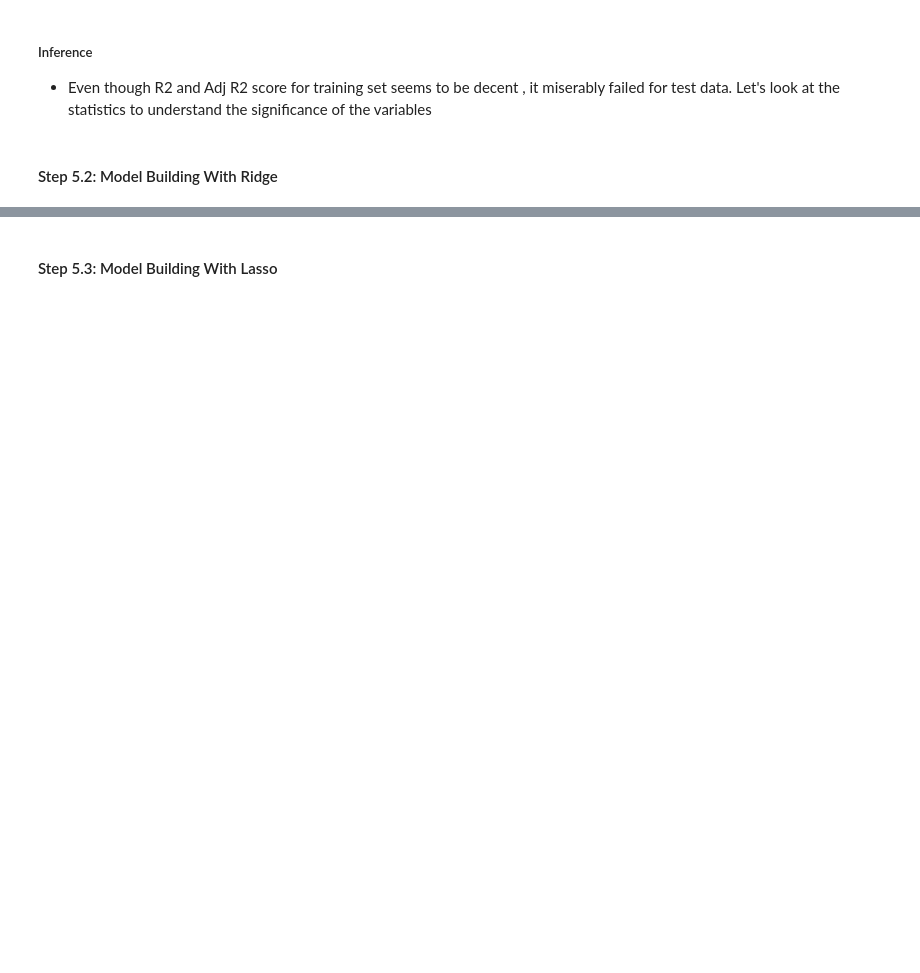
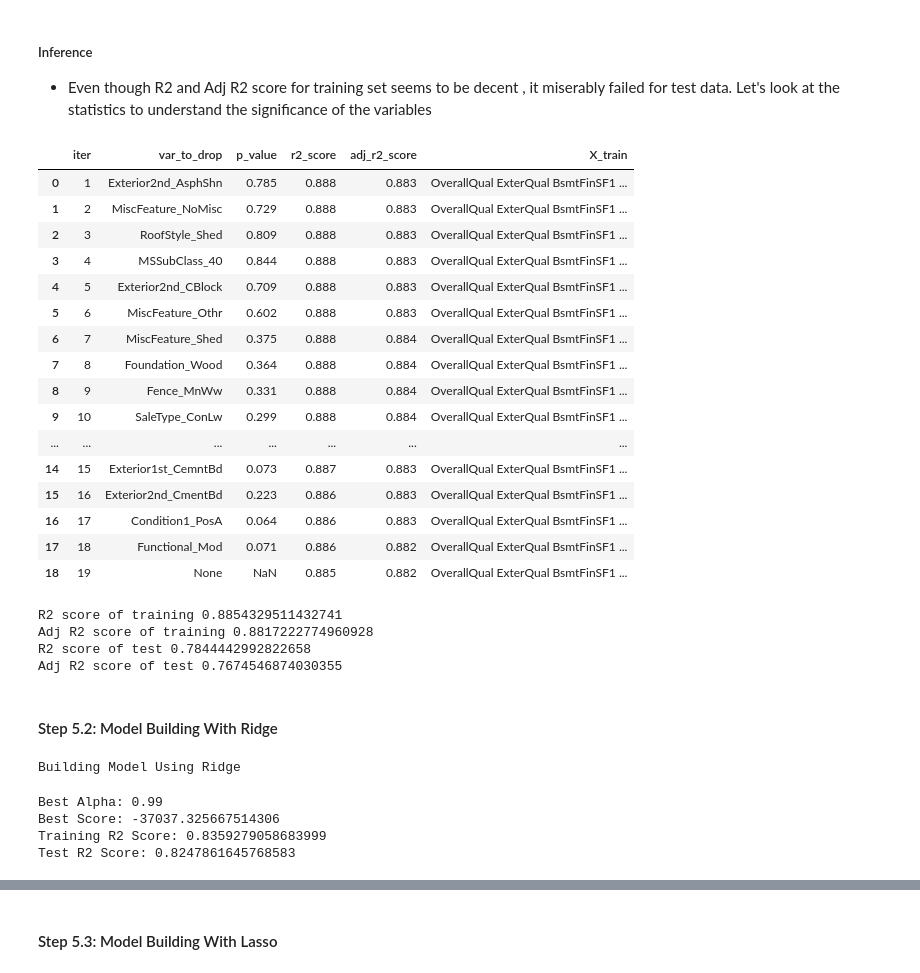
Before and after one commit to SathishKumarRamasamy/advance-regression-assignment, a Jupyter notebook: advanced-regression-assignment.ipynb, the cells around one changed output, grey strips where cells are left out. Saved outputs shown, nothing was run; the diff lists cells and outputs as text; code cells hidden in the pictures; blank space fills up the shorter version.

Commit message:
Ridge + Lasso

```diff
--- a/advanced-regression-assignment.ipynb
+++ b/advanced-regression-assignment.ipynb
@@ -2488,6 +2567,24 @@ def recursive_feature_removal_only_p(X_train,y_train,iter=1):
         result.extend(recursive_feature_removal_only_p(X_train.drop([var_to_drop],axis=1),y_train,iter+1))
     return result
 # %%
-rfr_result = recursive_feature_removal_only_p(X_train_rfe,y_train)
-pd.DataFrame(rfr_result).head(50)
+# rfr_result = recursive_feature_removal_only_p(X_train_rfe,y_train)
+# pd.DataFrame(rfr_result).head(50)
+# %% [output]
+|  | iter | var_to_drop | p_value | r2_score | adj_r2_score | X_train |
+| 0 | 1 | Exterior2nd_AsphShn | 0.785 | 0.888 | 0.883 | OverallQual ExterQual BsmtFinSF1 ... |
+| 1 | 2 | MiscFeature_NoMisc | 0.729 | 0.888 | 0.883 | OverallQual ExterQual BsmtFinSF1 ... |
+| 2 | 3 | RoofStyle_Shed | 0.809 | 0.888 | 0.883 | OverallQual ExterQual BsmtFinSF1 ... |
+| 3 | 4 | MSSubClass_40 | 0.844 | 0.888 | 0.883 | OverallQual ExterQual BsmtFinSF1 ... |
+| 4 | 5 | Exterior2nd_CBlock | 0.709 | 0.888 | 0.883 | OverallQual ExterQual BsmtFinSF1 ... |
+| 5 | 6 | MiscFeature_Othr | 0.602 | 0.888 | 0.883 | OverallQual ExterQual BsmtFinSF1 ... |
+| 6 | 7 | MiscFeature_Shed | 0.375 | 0.888 | 0.884 | OverallQual ExterQual BsmtFinSF1 ... |
+| 7 | 8 | Foundation_Wood | 0.364 | 0.888 | 0.884 | OverallQual ExterQual BsmtFinSF1 ... |
+| 8 | 9 | Fence_MnWw | 0.331 | 0.888 | 0.884 | OverallQual ExterQual BsmtFinSF1 ... |
+| 9 | 10 | SaleType_ConLw | 0.299 | 0.888 | 0.884 | OverallQual ExterQual BsmtFinSF1 ... |
+| ... | ... | ... | ... | ... | ... | ... |
+| 14 | 15 | Exterior1st_CemntBd | 0.073 | 0.887 | 0.883 | OverallQual ExterQual BsmtFinSF1 ... |
+| 15 | 16 | Exterior2nd_CmentBd | 0.223 | 0.886 | 0.883 | OverallQual ExterQual BsmtFinSF1 ... |
+| 16 | 17 | Condition1_PosA | 0.064 | 0.886 | 0.883 | OverallQual ExterQual BsmtFinSF1 ... |
+| 17 | 18 | Functional_Mod | 0.071 | 0.886 | 0.882 | OverallQual ExterQual BsmtFinSF1 ... |
+| 18 | 19 | None | NaN | 0.885 | 0.882 | OverallQual ExterQual BsmtFinSF1 ... |
 # %%
@@ -2496,15 +2593,40 @@ X_test_final = X_test_rfe[X_train_final.columns]
 # %%
 X_train_final = X_train_rfe
 X_test_final = X_test_rfe[X_train_final.columns]
+# %%
+# Create Linear Regression Model
+lm = LinearRegression()
+lm.fit(X_train_final,y_train)
+y_train_pred = lm.predict(X_train_final)
+y_test_pred = lm.predict(X_test_final)
+train_r2_score  = r2_score(y_true=y_train,y_pred=y_train_pred)
+train_adj_r2_scopre = adjusted_r2(X_train_final,train_r2_score)
+test_r2_score  = r2_score(y_true=y_test,y_pred=y_test_pred)
+test_adj_r2_score = adjusted_r2(X_test_final,test_r2_score)
+print(f"R2 score of training {train_r2_score}")
+print(f"Adj R2 score of training {train_adj_r2_scopre}")
+print(f"R2 score of test {test_r2_score}")
+print(f"Adj R2 score of test {test_adj_r2_score}")
+# %% [output]
+R2 score of training 0.8854329511432741
+Adj R2 score of training 0.8817222774960928
+R2 score of test 0.7844442992822658
+Adj R2 score of test 0.7674546874030355
 # %% [markdown]
 #### Step 5.2: Model Building With Ridge
 # %%
 print(f"Building Model Using Ridge ")
-ridge_alphas = list(np.linspace(0,1,100))
+ridge_alphas = list(np.arange(0,1,0.01))
 result = build_with_regularization(X_train_final,y_train,X_test_final,y_test,'Ridge',ridge_alphas)
 print(f"Best Alpha: {result['best_alpha']}")
 print(f"Best Score: {result['best_score']}")
 print(f"Training R2 Score: {result['train_r2_score']}")
 print(f"Test R2 Score: {result['test_r2_score']}")
+# %% [output]
+Building Model Using Ridge
+Best Alpha: 0.99
+Best Score: -37037.325667514306
+Training R2 Score: 0.8359279058683999
+Test R2 Score: 0.8247861645768583
 # %%
 X_train_final.columns.size
```
Also changed, not shown: parts of 31 cells of this notebook.
